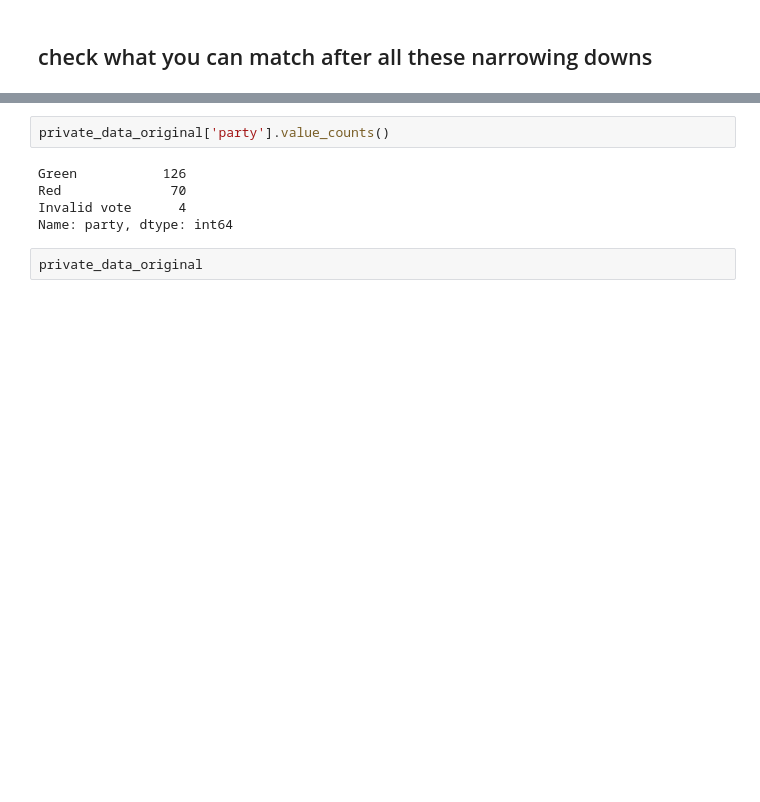
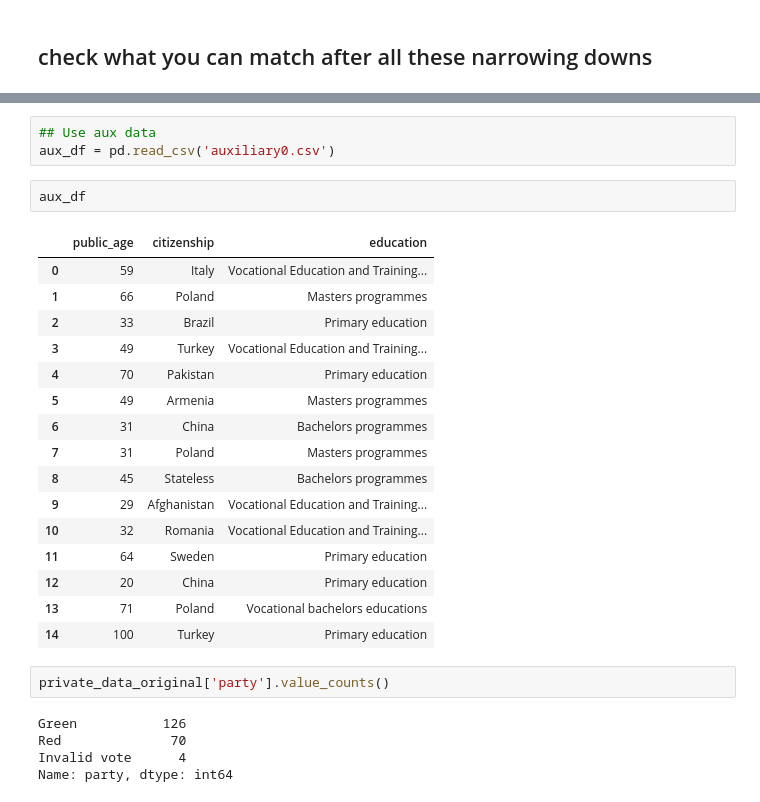
Before and after one commit to edibegovic/SecurityPrivacy, a Jupyter notebook: src/deanonymizer.ipynb, the cells around one changed output, grey strips where cells are left out. Saved outputs shown, nothing was run; the diff lists cells and outputs as text; blank space fills up the shorter version.

Commit message:
some edits to private report

```diff
--- a/src/deanonymizer.ipynb
+++ b/src/deanonymizer.ipynb
@@ -326,3 +299,25 @@ male_other_df
+# %%
+## Use aux data
+aux_df = pd.read_csv('auxiliary0.csv')
+# %%
+aux_df
+# %% [output]
+|  | public_age | citizenship | education |
+| 0 | 59 | Italy | Vocational Education and Training... |
+| 1 | 66 | Poland | Masters programmes |
+| 2 | 33 | Brazil | Primary education |
+| 3 | 49 | Turkey | Vocational Education and Training... |
+| 4 | 70 | Pakistan | Primary education |
+| 5 | 49 | Armenia | Masters programmes |
+| 6 | 31 | China | Bachelors programmes |
+| 7 | 31 | Poland | Masters programmes |
+| 8 | 45 | Stateless | Bachelors programmes |
+| 9 | 29 | Afghanistan | Vocational Education and Training... |
+| 10 | 32 | Romania | Vocational Education and Training... |
+| 11 | 64 | Sweden | Primary education |
+| 12 | 20 | China | Primary education |
+| 13 | 71 | Poland | Vocational bachelors educations |
+| 14 | 100 | Turkey | Primary education |
 # %%
 private_data_original['party'].value_counts()
 # %% [output]
@@ -330,5 +325,3 @@ Green           126
 Red              70
 Invalid vote      4
 Name: party, dtype: int64
-# %%
-private_data_original
```
Also changed, not shown: parts of 9 cells of this notebook, 2 other files.
